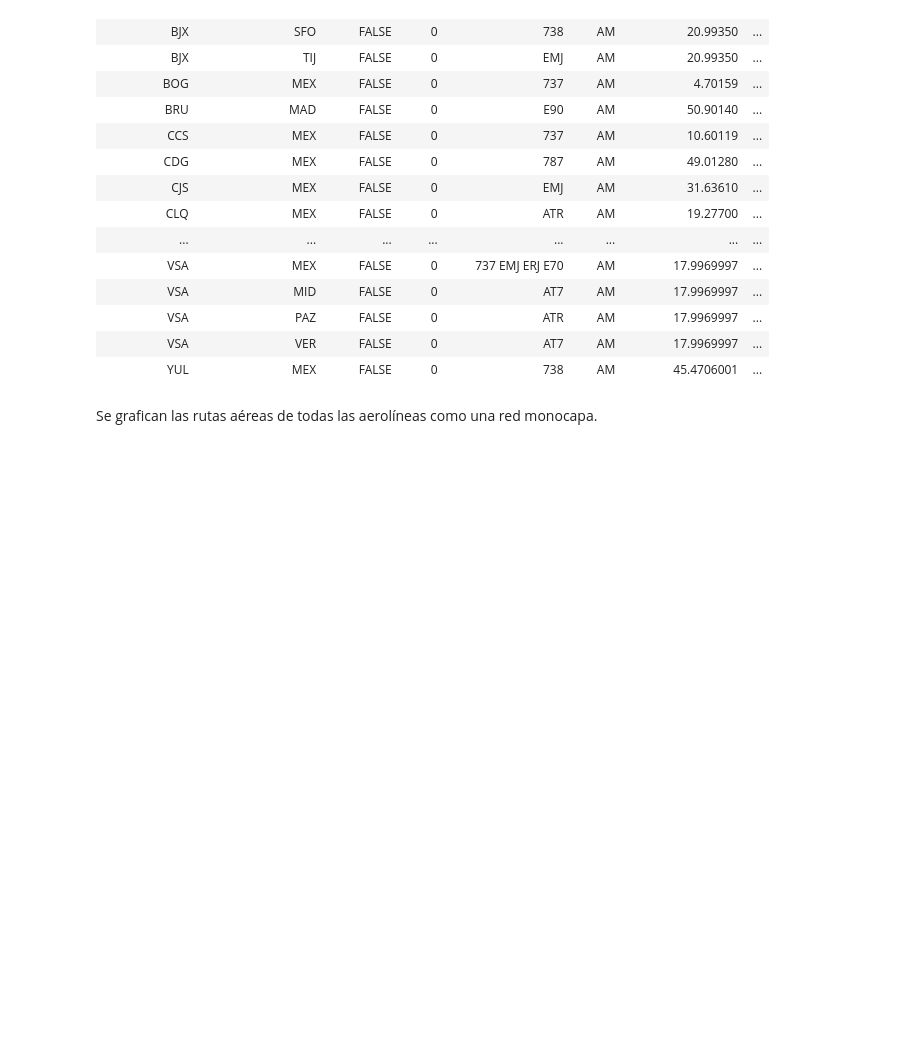
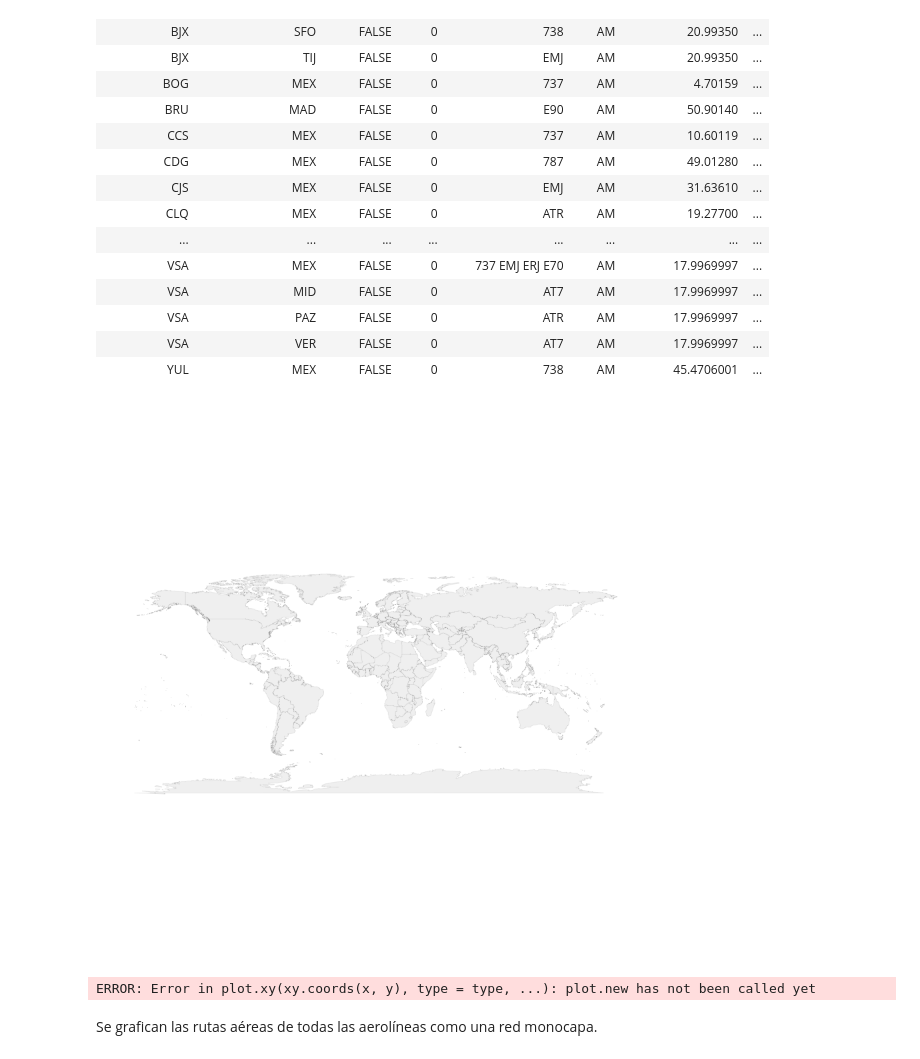
Before and after one commit to Yuriyama/Proyecto_aerolineas, a Jupyter notebook: Code/Procesamiento_datos_mapa.ipynb, the cells around one changed output. Cells and saved outputs as stored; diff of their text form; code cells hidden in the pictures; blank space fills up the shorter version.

```diff
--- a/Code/Procesamiento_datos_mapa.ipynb
+++ b/Code/Procesamiento_datos_mapa.ipynb
@@ -571,3 +579,16 @@ flights
+# %%
+map("world", col="#f2f2f2", fill=TRUE, bg="white", lwd=0.05)
+# %% [output]
+[figure, added]
+# %%
+lat_ca <- 39.164141
+lon_ca <- -121.640625
+lat_me <- 45.213004
+lon_me <- -68.906250
+inter <- gcIntermediate(c(lon_ca, lat_ca), c(lon_me, lat_me), n=50, addStartEnd=TRUE)
+lines(inter)
+# %% [output]
+ERROR: Error in plot.xy(xy.coords(x, y), type = type, ...): plot.new has not been called yet
 # %%
 # Creamos el grafo a partir de la tabla
 g17 <- graph_from_data_frame(rutas17f, directed = TRUE)
```
Also changed, not shown: parts of 2 cells of this notebook.
